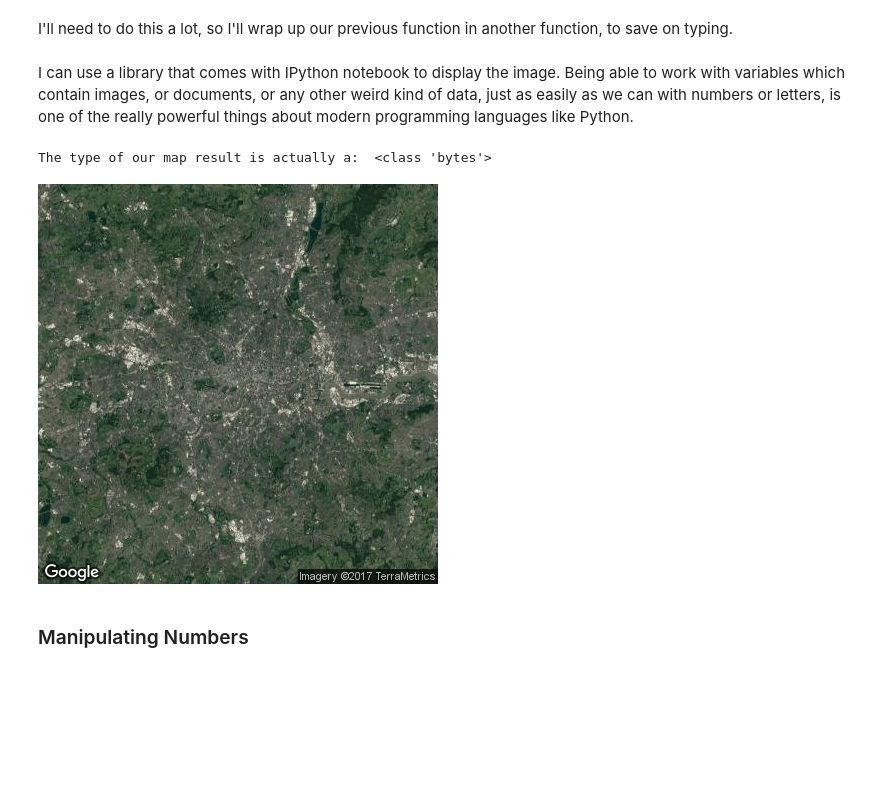
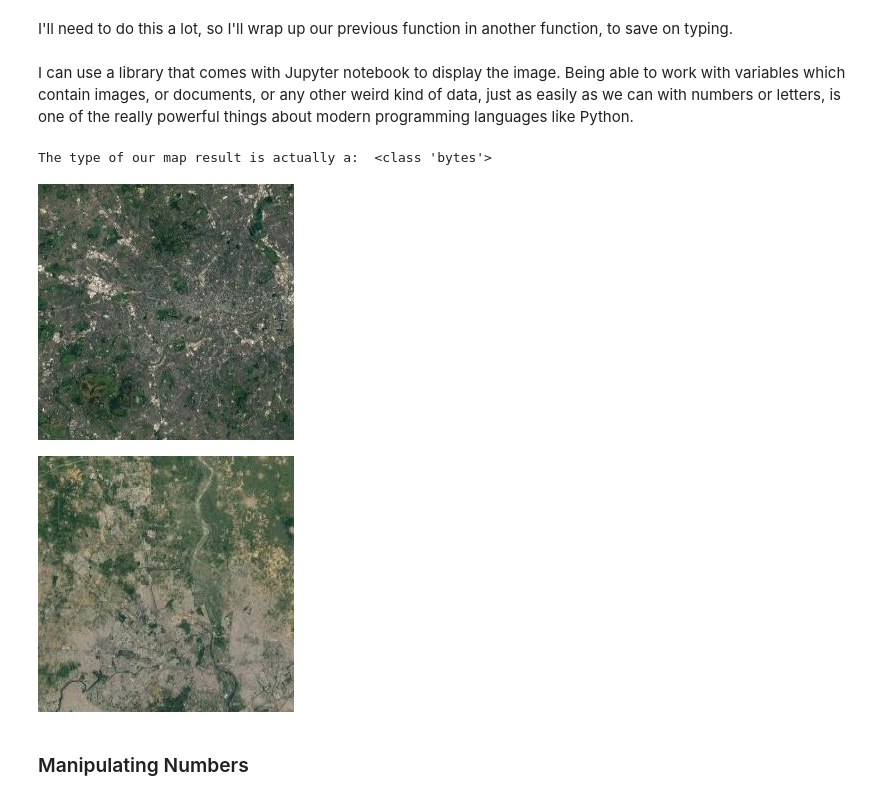
Before and after one commit to UCL-RITS/doctoral-programming-intro, a Jupyter notebook: notebooks/010exemplar.ipynb, the cells around one changed output. Cells and saved outputs as stored; diff of their text form; code cells hidden in the pictures; blank space fills up the shorter version.

```diff
--- a/notebooks/010exemplar.ipynb
+++ b/notebooks/010exemplar.ipynb
@@ -148,5 +151,5 @@ I'll need to do this a lot, so I'll wrap up our previous function in another fun
 def map_at(*args, **kwargs):
     return request_map_at(*args, **kwargs).content
 # %% [markdown]
-I can use a library that comes with IPython notebook to display the image. Being able to work with variables which contain images, or documents, or any other weird kind of data, just as easily as we can with numbers or letters, is one of the really powerful things about modern programming languages like Python.
+I can use a library that comes with Jupyter notebook to display the image. Being able to work with variables which contain images, or documents, or any other weird kind of data, just as easily as we can with numbers or letters, is one of the really powerful things about modern programming languages like Python.
 # %%
@@ -155,12 +159,14 @@ map_png = map_at(*london_location)
 print("The type of our map result is actually a: ", type(map_png))
 # %% [output]
 The type of our map result is actually a:  <class 'bytes'>
-# %%
-# TODO: check the IPYTHON/jUPYTER CORE
-from IPython import display
-display.Image(map_png)
-# %% [output]
-[figure, removed]
+# %%
+IPython.core.display.Image(map_png)
+# %% [output]
+[figure, added]
+# %%
+IPython.core.display.Image(map_at(*geolocate("New Delhi")))
+# %% [output]
+[figure, added]
 # %% [markdown]
 ### Manipulating Numbers
 # %% [markdown]
```
Also changed, not shown: parts of 46 cells of this notebook.
